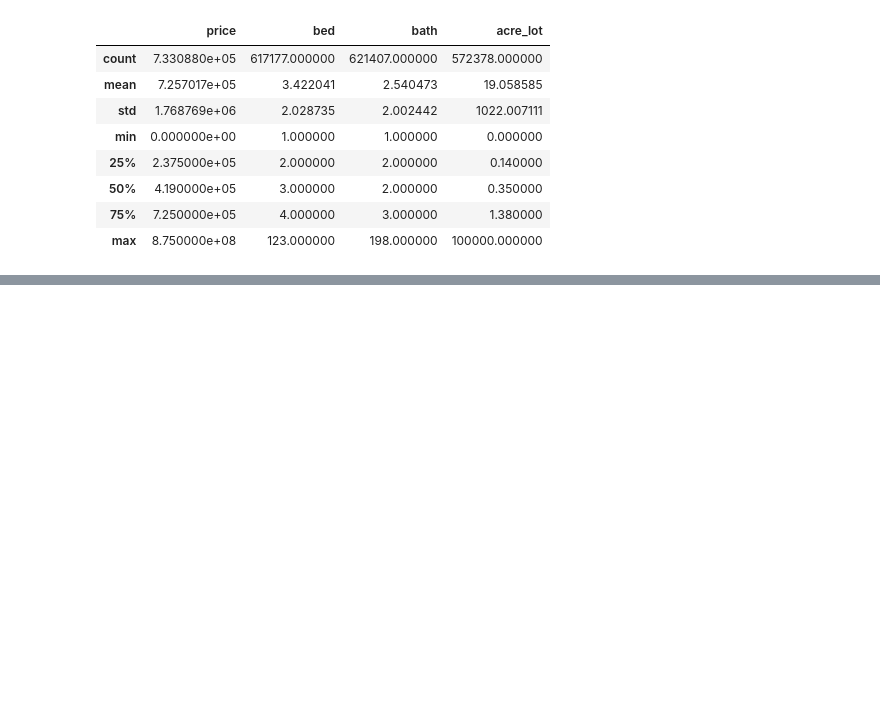
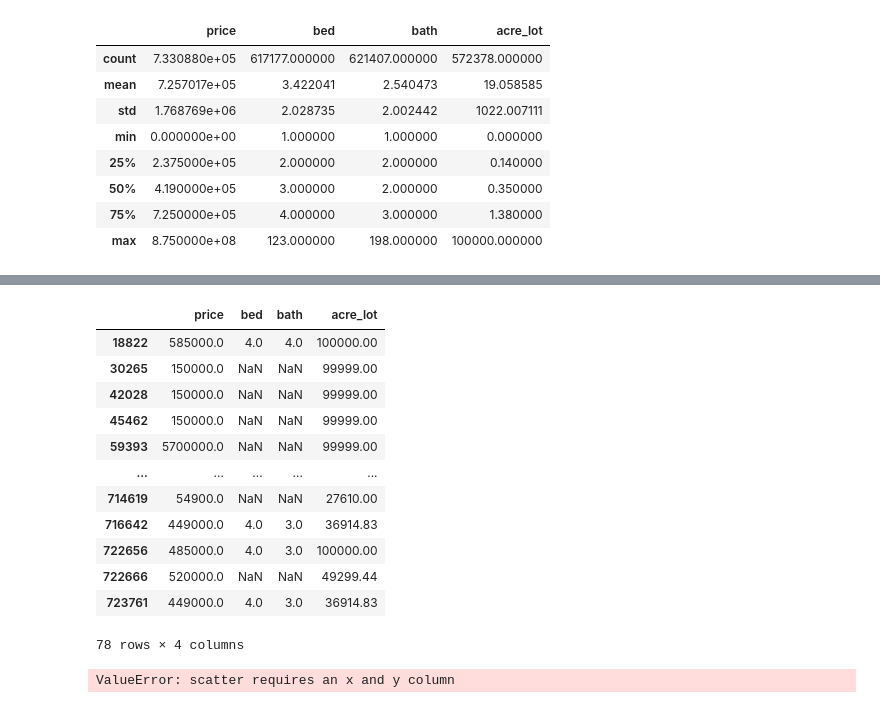
Before and after one commit to gajulaa/US-Real-Estate, a Jupyter notebook: EDA.ipynb, the cells around one changed output, grey strips where cells are left out. Cells and saved outputs as stored; diff of their text form; code cells hidden in the pictures; blank space fills up the shorter version.

```diff
--- a/EDA.ipynb
+++ b/EDA.ipynb
@@ -171,0 +217,16 @@ RE_subset.describe()
+# %%
+RE_subset[RE_subset['acre_lot']> 20000 ] # 78 houses with more than 20,000 acres.
+# %% [output]
+|  | price | bed | bath | acre_lot |
+| 18822 | 585000.0 | 4.0 | 4.0 | 100000.00 |
+| 30265 | 150000.0 | NaN | NaN | 99999.00 |
+| 42028 | 150000.0 | NaN | NaN | 99999.00 |
+| 45462 | 150000.0 | NaN | NaN | 99999.00 |
+| 59393 | 5700000.0 | NaN | NaN | 99999.00 |
+| ... | ... | ... | ... | ... |
+| 714619 | 54900.0 | NaN | NaN | 27610.00 |
+| 716642 | 449000.0 | 4.0 | 3.0 | 36914.83 |
+| 722656 | 485000.0 | 4.0 | 3.0 | 100000.00 |
+| 722666 | 520000.0 | NaN | NaN | 49299.44 |
+| 723761 | 449000.0 | 4.0 | 3.0 | 36914.83 |
+78 rows × 4 columns
@@ -171,0 +238,4 @@ RE_subset.describe()
+# %%
+Big_bed[['bed']].plot(kind = 'scatter', x = None, y = 'bed count')
+# %% [output]
+ValueError: scatter requires an x and y column
```
Also changed, not shown: parts of 5 cells of this notebook.
